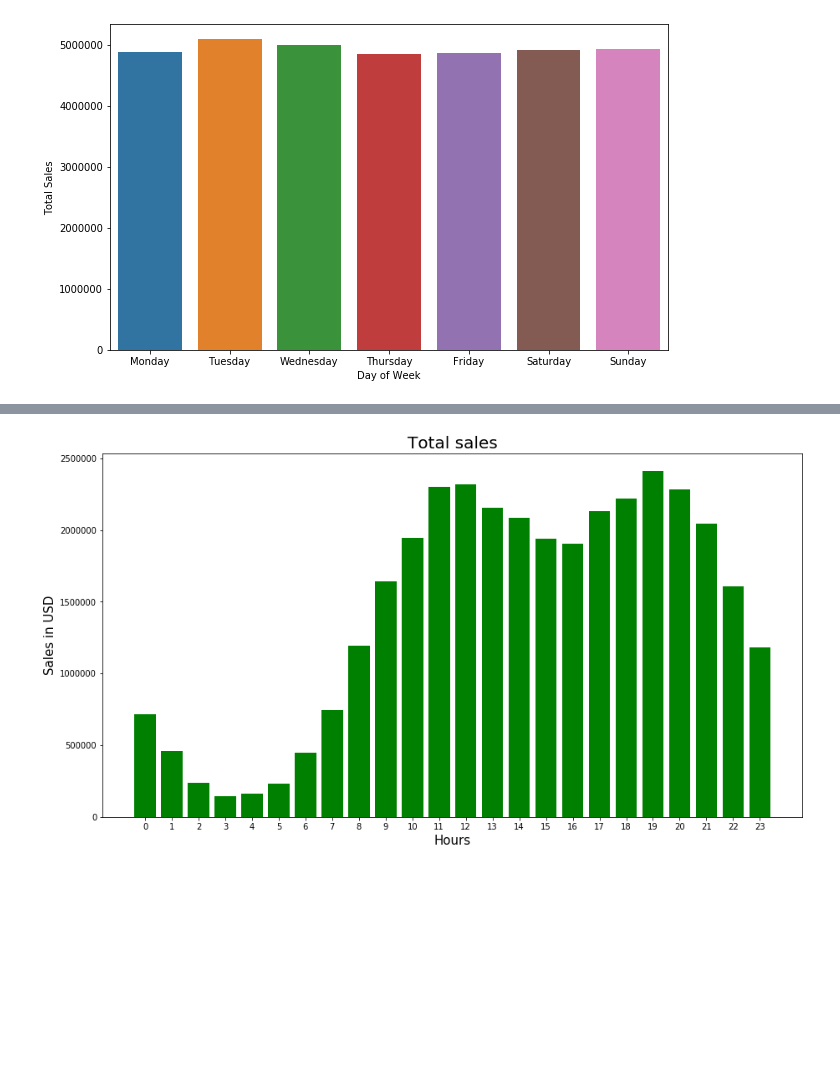
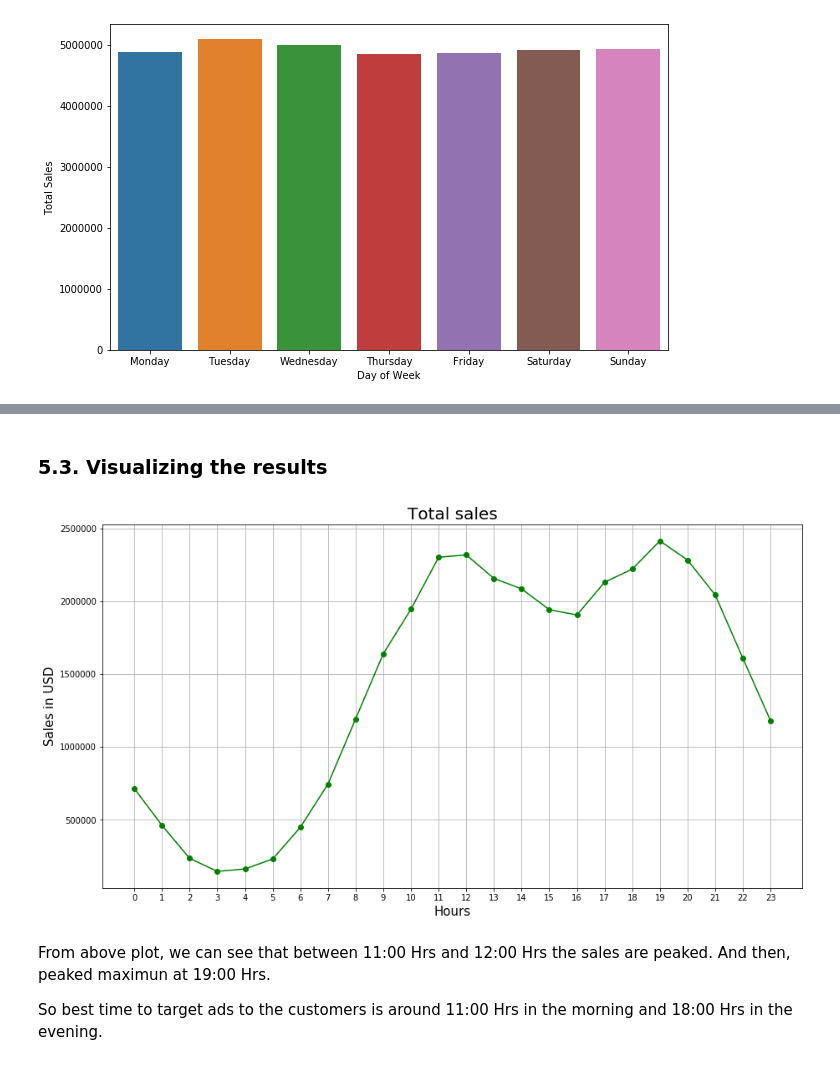
Before and after one commit to shivpalsinhrana/sales-analytics, a Jupyter notebook: Sales_Analytics.ipynb, the cells around one changed output, grey strips where cells are left out. Drawn from its saved outputs; the diff is of its cells as text; code cells hidden in the pictures; blank space fills up the shorter version.

```diff
--- a/Sales_Analytics.ipynb
+++ b/Sales_Analytics.ipynb
@@ -398,11 +414,19 @@ hour_sales.head(25)
+# %% [markdown]
+### 5.3. Visualizing the results
 # %%
 hours = range(0,24)
 plt.figure(figsize=(15,8))
-plt.bar(hours, hour_sales['Total Sales'], color = 'green')
+plt.plot(hours, hour_sales['Total Sales'], color = 'green', marker ='o')
 plt.xticks(hours)
 plt.xlabel('Hours', fontsize = 15)
 plt.ylabel('Sales in USD',fontsize = 15)
 plt.title('Total sales',fontsize=20)
+plt.grid()
 plt.show()
 # %% [output]
-[figure, old version]
+[figure, new version]
+# %% [markdown]
+From above plot, we can see that between 11:00 Hrs and 12:00 Hrs the sales are peaked.
+And then, peaked maximun at 19:00 Hrs.
+
+So best time to target ads to the customers is around 11:00 Hrs in the morning and 18:00 Hrs in the evening.
```
Also changed, not shown: parts of 16 cells of this notebook.
